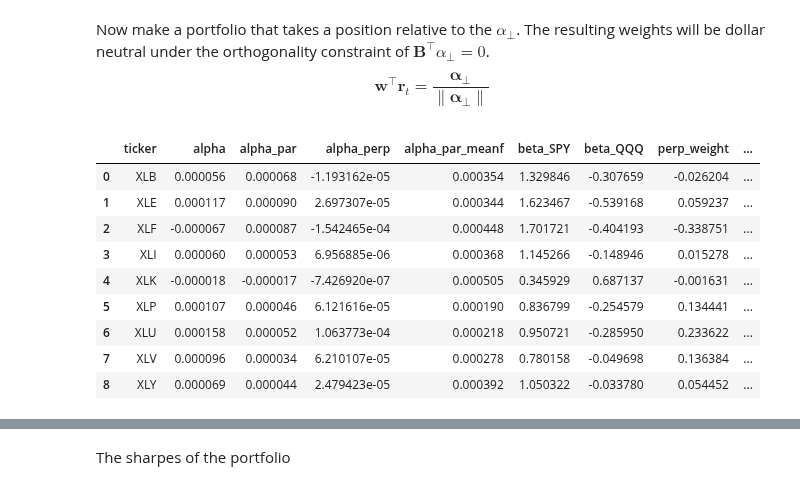
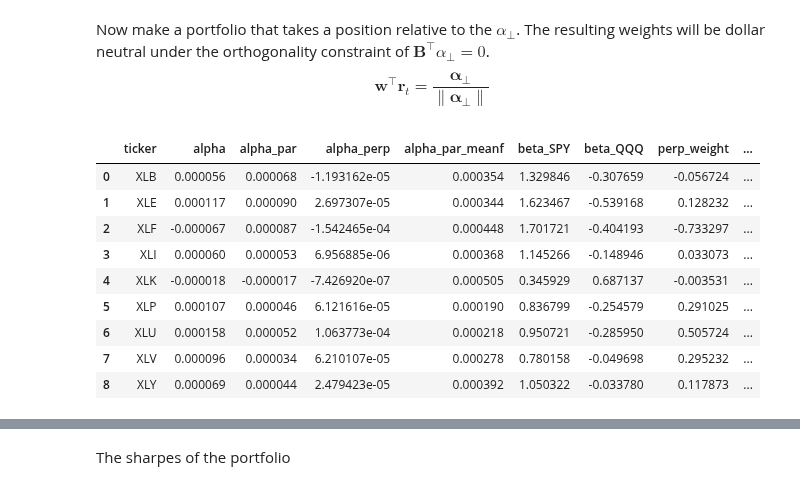
Before and after one commit to diegodalvarez/EQI, a Jupyter notebook: Chapter 4 - Linear Model of Returns.ipynb, the cells around one changed output, grey strips where cells are left out. Cells and saved outputs as stored; diff of their text form; code cells hidden in the pictures.

```diff
--- a/Chapter 4 - Linear Model of Returns.ipynb
+++ b/Chapter 4 - Linear Model of Returns.ipynb
@@ -128,21 +129,21 @@ Now make a portfolio that takes a position relative to the $\alpha_{\perp}$. The
 # %%
 df_weight = (results
     .assign(
-        perp_weight  = lambda x: x.alpha_perp / np.sum(np.sqrt(x.alpha_perp ** 2)),
+        perp_weight  = lambda x: x.alpha_perp / np.linalg.norm(x.alpha_perp),
         alpha_weight = lambda x: x.alpha / np.sum(np.sqrt(x.alpha ** 2))))
 
 display(df_weight)
 # %% [output]
 |  | ticker | alpha | alpha_par | alpha_perp | alpha_par_meanf | beta_SPY | beta_QQQ | perp_weight | ... |
-| 0 | XLB | 0.000056 | 0.000068 | -1.193162e-05 | 0.000354 | 1.329846 | -0.307659 | -0.026204 | ... |
-| 1 | XLE | 0.000117 | 0.000090 | 2.697307e-05 | 0.000344 | 1.623467 | -0.539168 | 0.059237 | ... |
-| 2 | XLF | -0.000067 | 0.000087 | -1.542465e-04 | 0.000448 | 1.701721 | -0.404193 | -0.338751 | ... |
-| 3 | XLI | 0.000060 | 0.000053 | 6.956885e-06 | 0.000368 | 1.145266 | -0.148946 | 0.015278 | ... |
-| 4 | XLK | -0.000018 | -0.000017 | -7.426920e-07 | 0.000505 | 0.345929 | 0.687137 | -0.001631 | ... |
-| 5 | XLP | 0.000107 | 0.000046 | 6.121616e-05 | 0.000190 | 0.836799 | -0.254579 | 0.134441 | ... |
-| 6 | XLU | 0.000158 | 0.000052 | 1.063773e-04 | 0.000218 | 0.950721 | -0.285950 | 0.233622 | ... |
-| 7 | XLV | 0.000096 | 0.000034 | 6.210107e-05 | 0.000278 | 0.780158 | -0.049698 | 0.136384 | ... |
-| 8 | XLY | 0.000069 | 0.000044 | 2.479423e-05 | 0.000392 | 1.050322 | -0.033780 | 0.054452 | ... |
+| 0 | XLB | 0.000056 | 0.000068 | -1.193162e-05 | 0.000354 | 1.329846 | -0.307659 | -0.056724 | ... |
+| 1 | XLE | 0.000117 | 0.000090 | 2.697307e-05 | 0.000344 | 1.623467 | -0.539168 | 0.128232 | ... |
+| 2 | XLF | -0.000067 | 0.000087 | -1.542465e-04 | 0.000448 | 1.701721 | -0.404193 | -0.733297 | ... |
+| 3 | XLI | 0.000060 | 0.000053 | 6.956885e-06 | 0.000368 | 1.145266 | -0.148946 | 0.033073 | ... |
+| 4 | XLK | -0.000018 | -0.000017 | -7.426920e-07 | 0.000505 | 0.345929 | 0.687137 | -0.003531 | ... |
+| 5 | XLP | 0.000107 | 0.000046 | 6.121616e-05 | 0.000190 | 0.836799 | -0.254579 | 0.291025 | ... |
+| 6 | XLU | 0.000158 | 0.000052 | 1.063773e-04 | 0.000218 | 0.950721 | -0.285950 | 0.505724 | ... |
+| 7 | XLV | 0.000096 | 0.000034 | 6.210107e-05 | 0.000278 | 0.780158 | -0.049698 | 0.295232 | ... |
+| 8 | XLY | 0.000069 | 0.000044 | 2.479423e-05 | 0.000392 | 1.050322 | -0.033780 | 0.117873 | ... |
 # %%
 df_ports = (df_weight
     [["ticker", "perp_weight", "alpha_weight"]]
```
Also changed, not shown: parts of 7 cells of this notebook.
